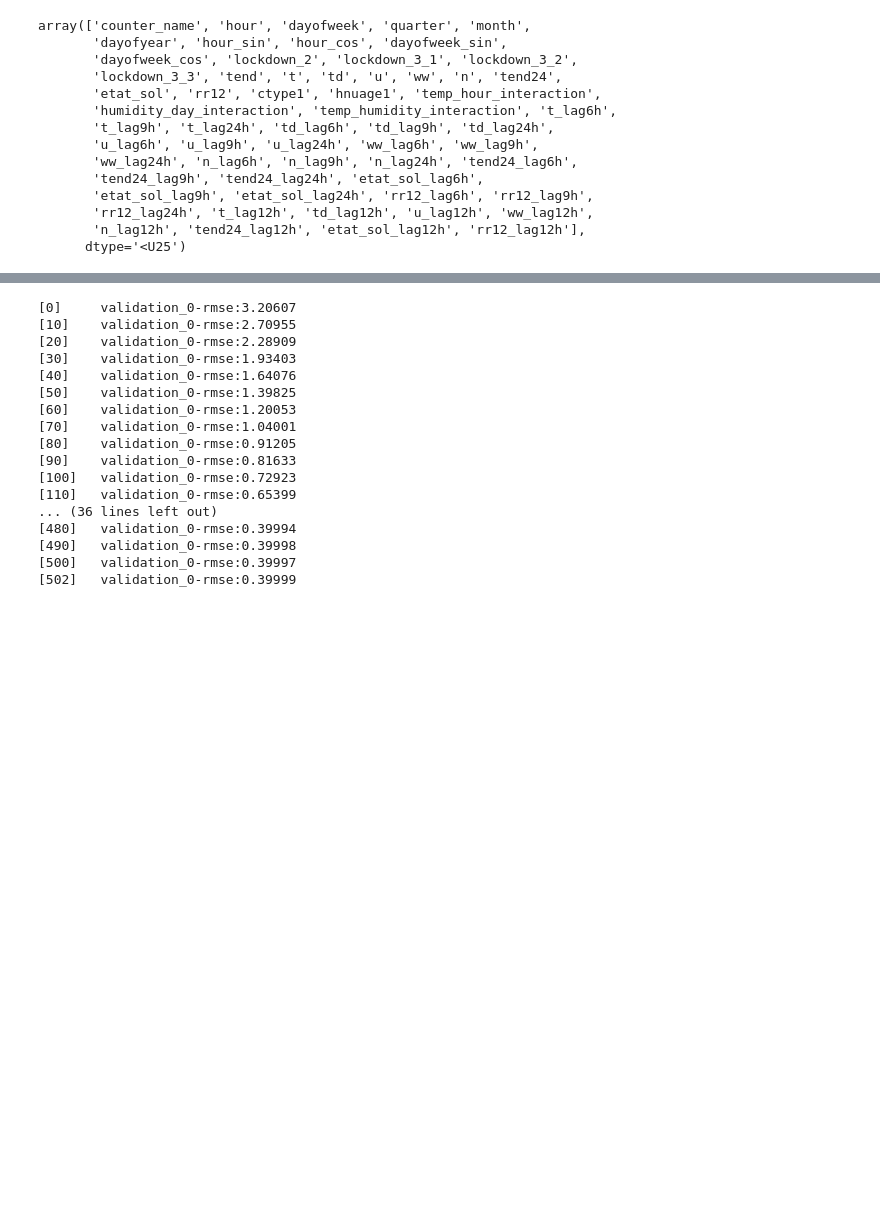
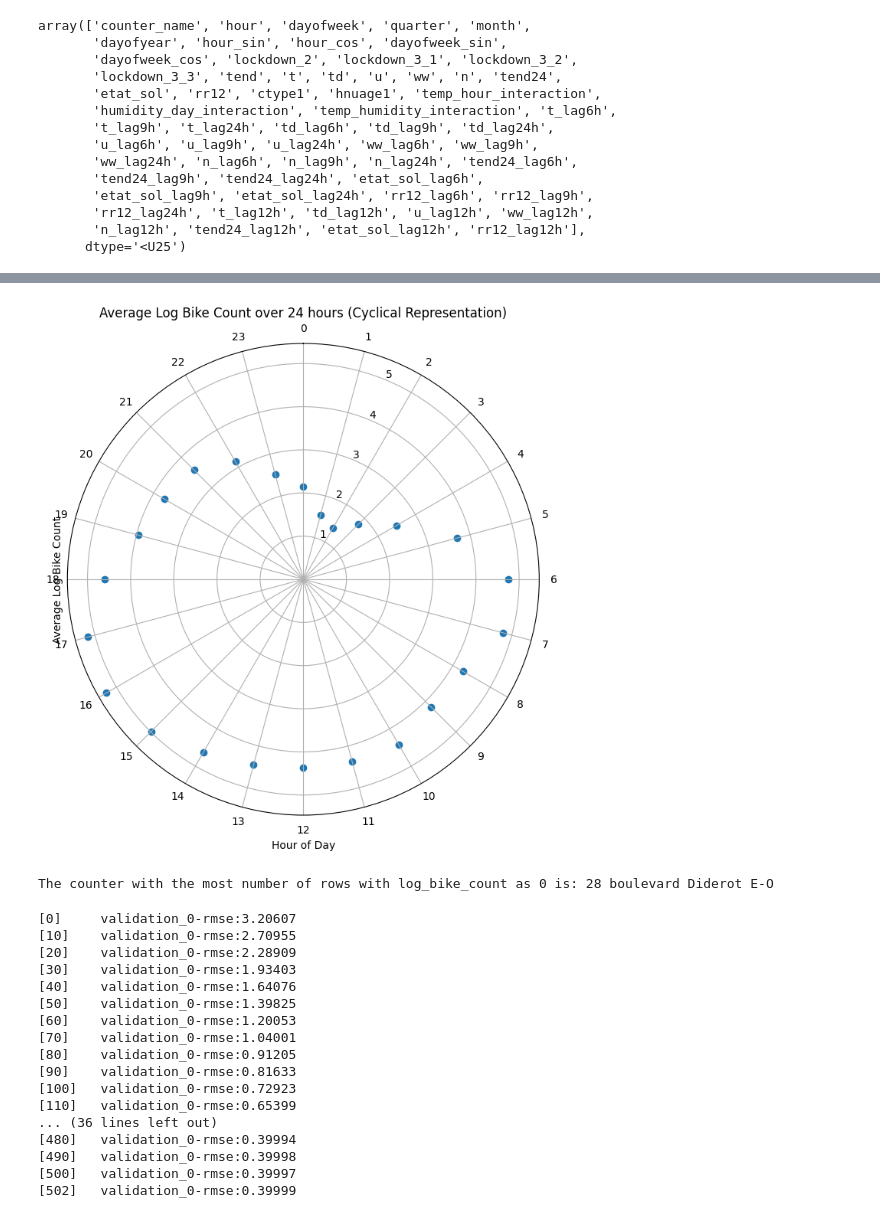
Before and after one commit to Ameya1337/Bike-Counters-Ameya---Qiling, a Jupyter notebook: Timeseries with XGBoost final.ipynb, the cells around one changed output, grey strips where cells are left out. Cells and saved outputs as stored; diff of their text form; code cells hidden in the pictures; blank space fills up the shorter version.

```diff
--- a/Timeseries with XGBoost final.ipynb
+++ b/Timeseries with XGBoost final.ipynb
@@ -1418,3 +1541,57 @@ cat_feature = ["counter_name"]
+# %%
+# Group by both 'hour_sin' and 'hour_cos' to calculate the average 'log_bike_count'.
+grouped_data = (
+    train_filtered[mask]
+    .groupby(["hour_sin", "hour_cos"])["log_bike_count"]
+    .mean()
+    .reset_index()
+)
+
+# Convert 'hour_sin' and 'hour_cos' into an angle in radians for the polar plot
+# Calculate the angle by using the arctan2 function which takes into account the sign of both arguments to determine the correct quadrant.
+grouped_data["angle"] = np.arctan2(
+    grouped_data["hour_sin"], grouped_data["hour_cos"])
+
+# Create a polar plot
+fig = plt.figure(figsize=(8, 8))
+ax = fig.add_subplot(111, polar=True)
+
+# Plot the data: 'angle' for the theta-axis and 'log_bike_count' for the radius
+ax.scatter(grouped_data["angle"], grouped_data["log_bike_count"])
+
+# Set the theta direction to clockwise and theta offset to have midnight at the top
+ax.set_theta_direction(-1)
+ax.set_theta_zero_location("N")
+
+# Set labels for the 24 hours
+ax.set_xticks(np.linspace(0, 2 * np.pi, 24, endpoint=False))
+ax.set_xticklabels(range(24))
+
+# Set the title and labels
+ax.set_title("Average Log Bike Count over 24 hours (Cyclical Representation)")
+ax.set_xlabel("Hour of Day")
+ax.set_ylabel("Average Log Bike Count")
+
+# Show the plot
+plt.show()
+# %% [output]
+[figure, added]
+# %%
+# Filter rows where 'log_bike_count' is 0
+zero_bike_counts = train_filtered[train_filtered["log_bike_count"] == 0]
+
+# Count the number of zero 'log_bike_count' entries for each 'counter_name'
+zero_counts_per_counter = zero_bike_counts["counter_name"].value_counts()
+
+# Get the 'counter_name' with the most zeros
+counter_with_most_zeros = zero_counts_per_counter.idxmax()
+
+# Print the result
+print(
+    f"The counter with the most number of rows with log_bike_count as 0 is: {counter_with_most_zeros}"
+)
+# %% [output]
+The counter with the most number of rows with log_bike_count as 0 is: 28 boulevard Diderot E-O
 # %%
 X_train = combined_train[features]
 y_train = combined_train[target]
```
Also changed, not shown: parts of 26 cells of this notebook, 2 other files.
